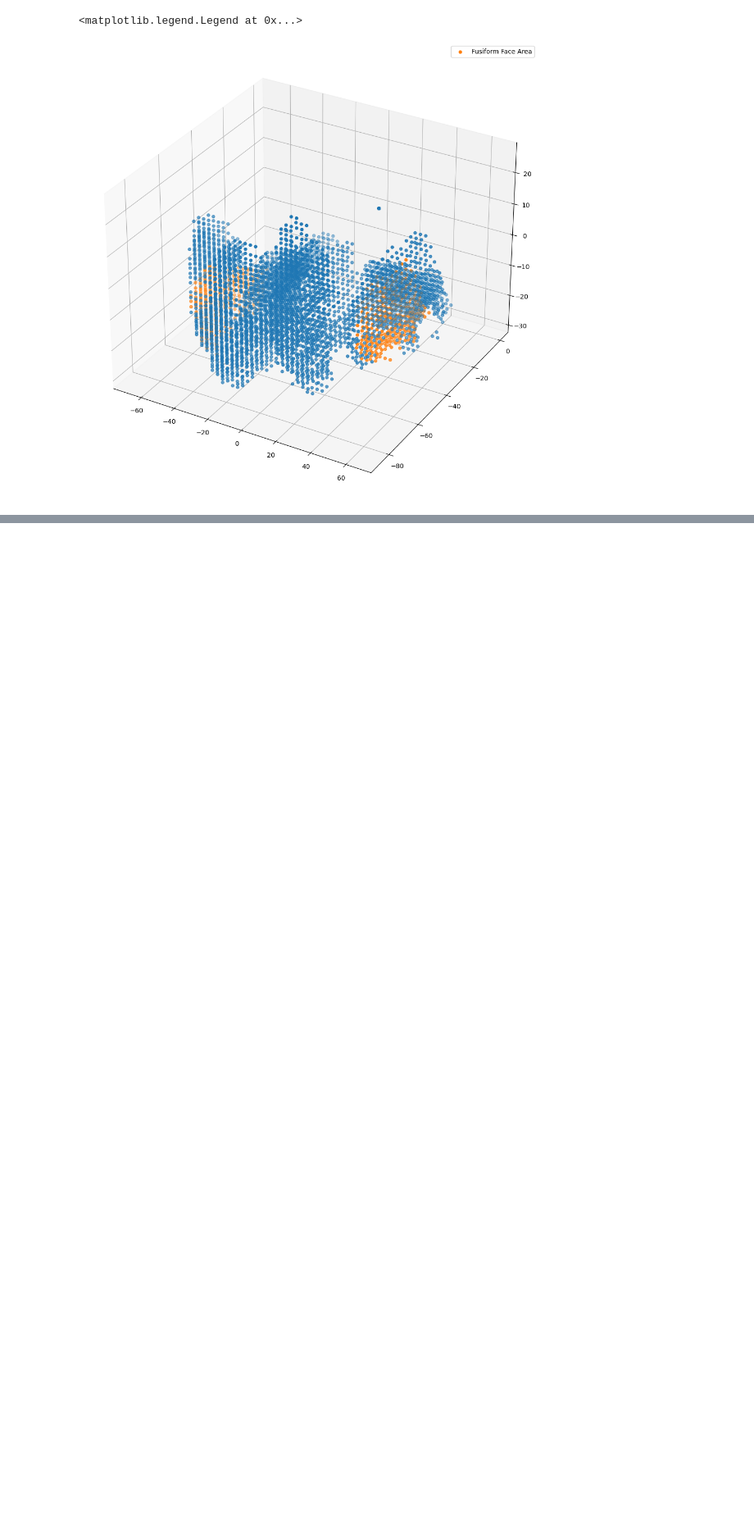
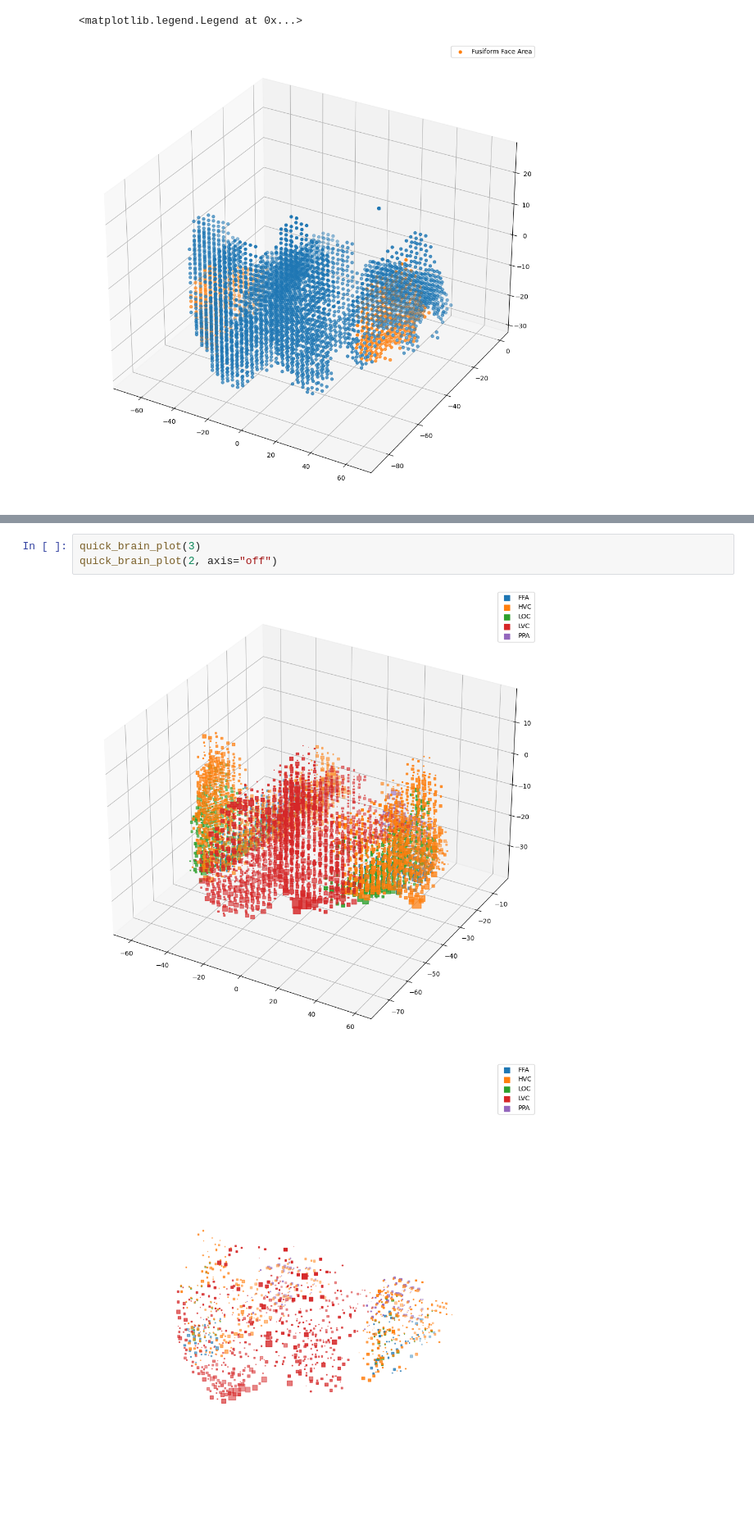
Before and after one commit to RandumbPurson/CMSE-202-Dream-Project, a Jupyter notebook: DreamBarCharts.ipynb, the cells around one changed output, grey strips where cells are left out. Shown at 82% size. Cells and saved outputs as stored; diff of their text form; blank space fills up the shorter version.

```diff
--- a/DreamBarCharts.ipynb
+++ b/DreamBarCharts.ipynb
@@ -57,0 +150,6 @@ plt.legend()
+# %%
+quick_brain_plot(3)
+quick_brain_plot(2, axis="off")
+# %% [output]
+[figure, added]
+[figure, added]
```
Also changed, not shown: parts of 8 cells of this notebook.
